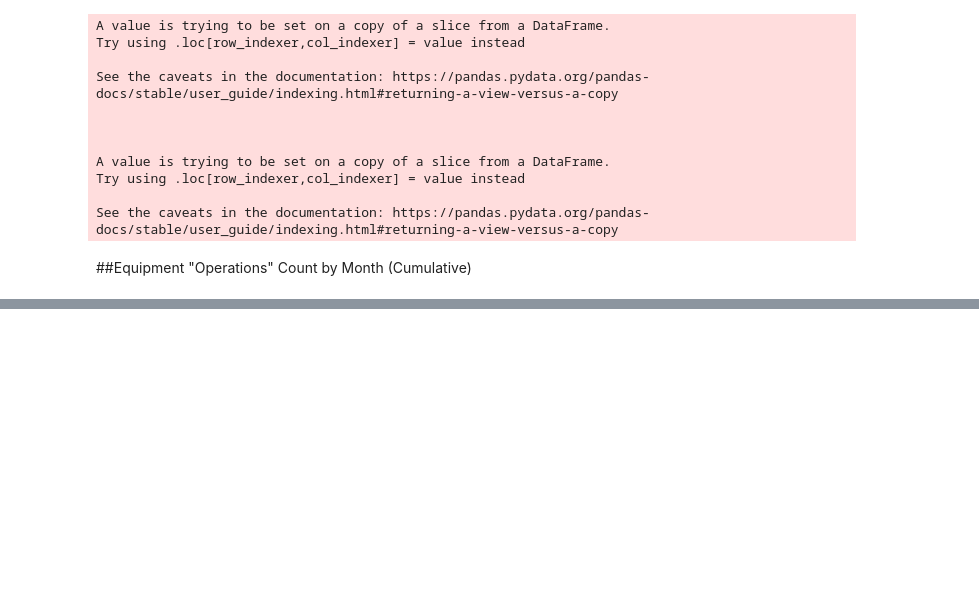
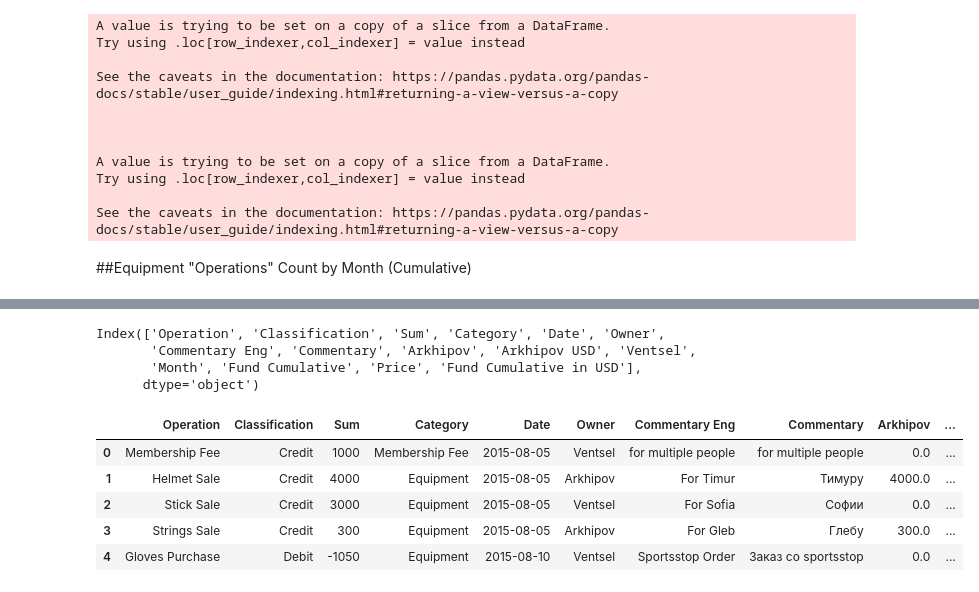
Before and after one commit to Unclegeenoo/Data-Science-Portfolio, a Jupyter notebook: Python_Projects/exploratory FINANCIAL analysis mixed.ipynb, the cells around one changed output, grey strips where cells are left out. Cells and saved outputs as stored; diff of their text form; code cells hidden in the pictures; blank space fills up the shorter version.

```diff
--- a/Python_Projects/exploratory FINANCIAL analysis mixed.ipynb
+++ b/Python_Projects/exploratory FINANCIAL analysis mixed.ipynb
@@ -1585,0 +1664,16 @@ fig.show()
+# %%
+print(merged_df.columns)
+# %% [output]
+Index(['Operation', 'Classification', 'Sum', 'Category', 'Date', 'Owner',
+       'Commentary Eng', 'Commentary', 'Arkhipov', 'Arkhipov USD', 'Ventsel',
+       'Month', 'Fund Cumulative', 'Price', 'Fund Cumulative in USD'],
+      dtype='object')
+# %%
+merged_df.head()
+# %% [output]
+|  | Operation | Classification | Sum | Category | Date | Owner | Commentary Eng | Commentary | Arkhipov | ... |
+| 0 | Membership Fee | Credit | 1000 | Membership Fee | 2015-08-05 | Ventsel | for multiple people | for multiple people | 0.0 | ... |
+| 1 | Helmet Sale | Credit | 4000 | Equipment | 2015-08-05 | Arkhipov | For Timur | Тимуру | 4000.0 | ... |
+| 2 | Stick Sale | Credit | 3000 | Equipment | 2015-08-05 | Ventsel | For Sofia | Софии | 0.0 | ... |
+| 3 | Strings Sale | Credit | 300 | Equipment | 2015-08-05 | Arkhipov | For Gleb | Глебу | 300.0 | ... |
+| 4 | Gloves Purchase | Debit | -1050 | Equipment | 2015-08-10 | Ventsel | Sportsstop Order | Заказ со sportsstop | 0.0 | ... |
```
Also changed, not shown: parts of 6 cells of this notebook, 4 other files.
